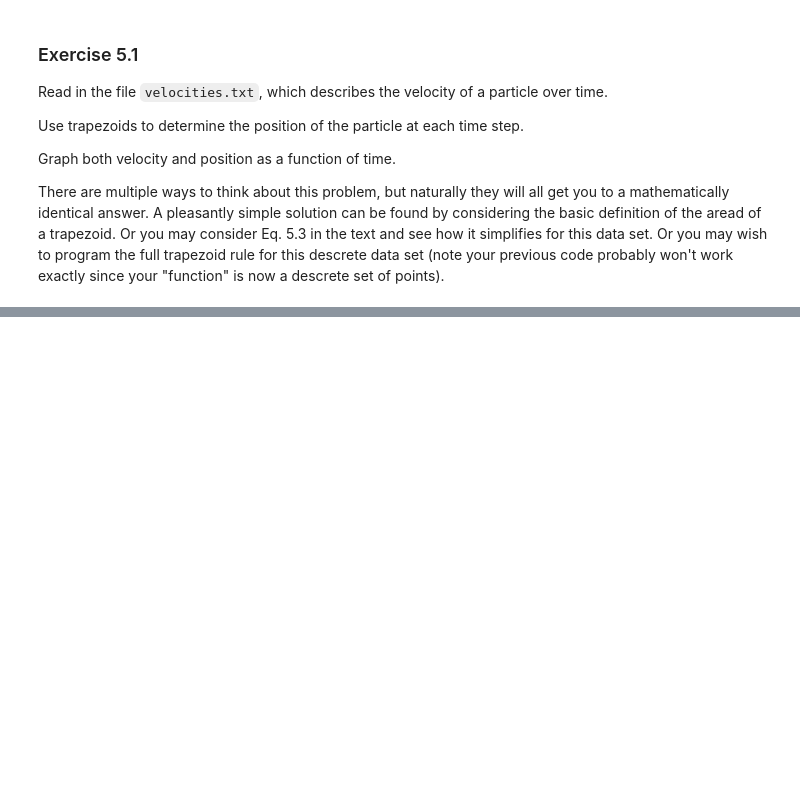
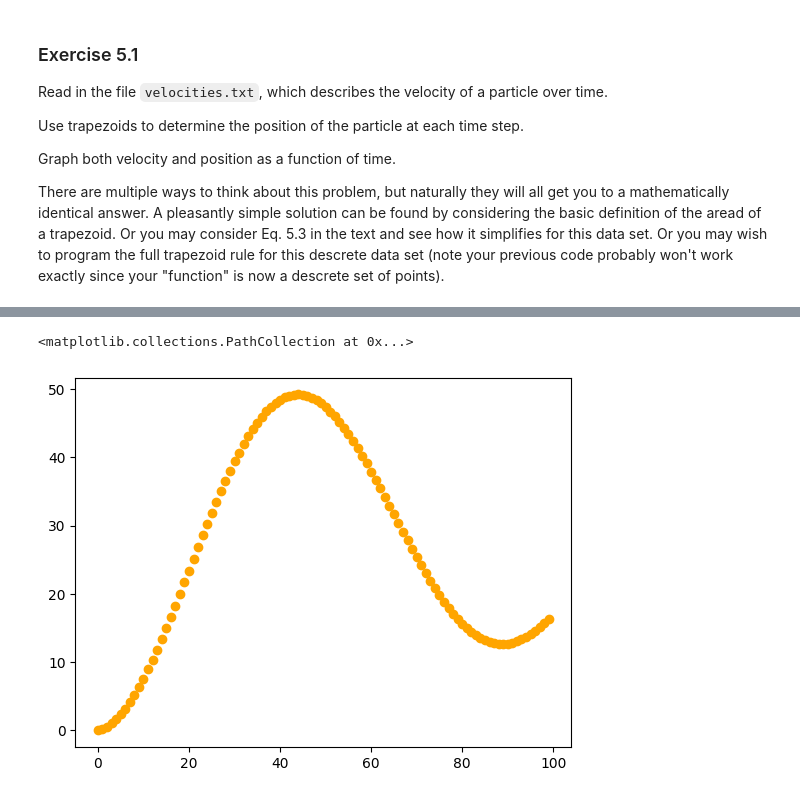
Before and after one commit to AtomLikeInPhysics/Tom-PHYS50733, a Jupyter notebook: Lecture Notes/numeric_integration.ipynb, the cells around one changed output, grey strips where cells are left out. Drawn from its saved outputs; the diff is of its cells as text; code cells hidden in the pictures; blank space fills up the shorter version.

```diff
--- a/Lecture Notes/numeric_integration.ipynb
+++ b/Lecture Notes/numeric_integration.ipynb
@@ -61,0 +68,5 @@ plt.scatter(dat['time'],PntTrapRule(101))
+# %%
+plt.scatter(dat['time'][0:100],PntTrapRule(100),color = 'orange')
+# %% [output]
+<matplotlib.collections.PathCollection at 0x...>
+[figure, added]
```
Also changed, not shown: parts of 3 cells of this notebook, 1 other file.
